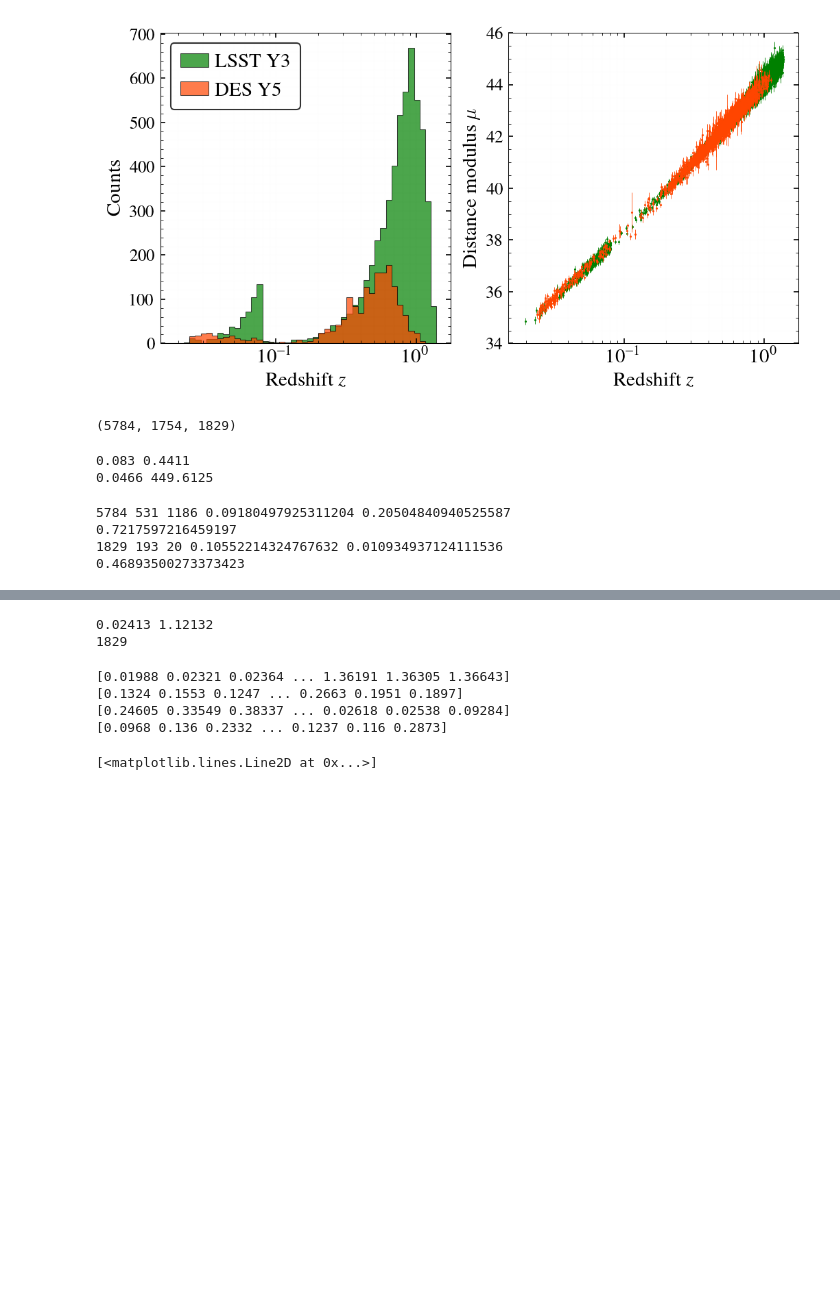
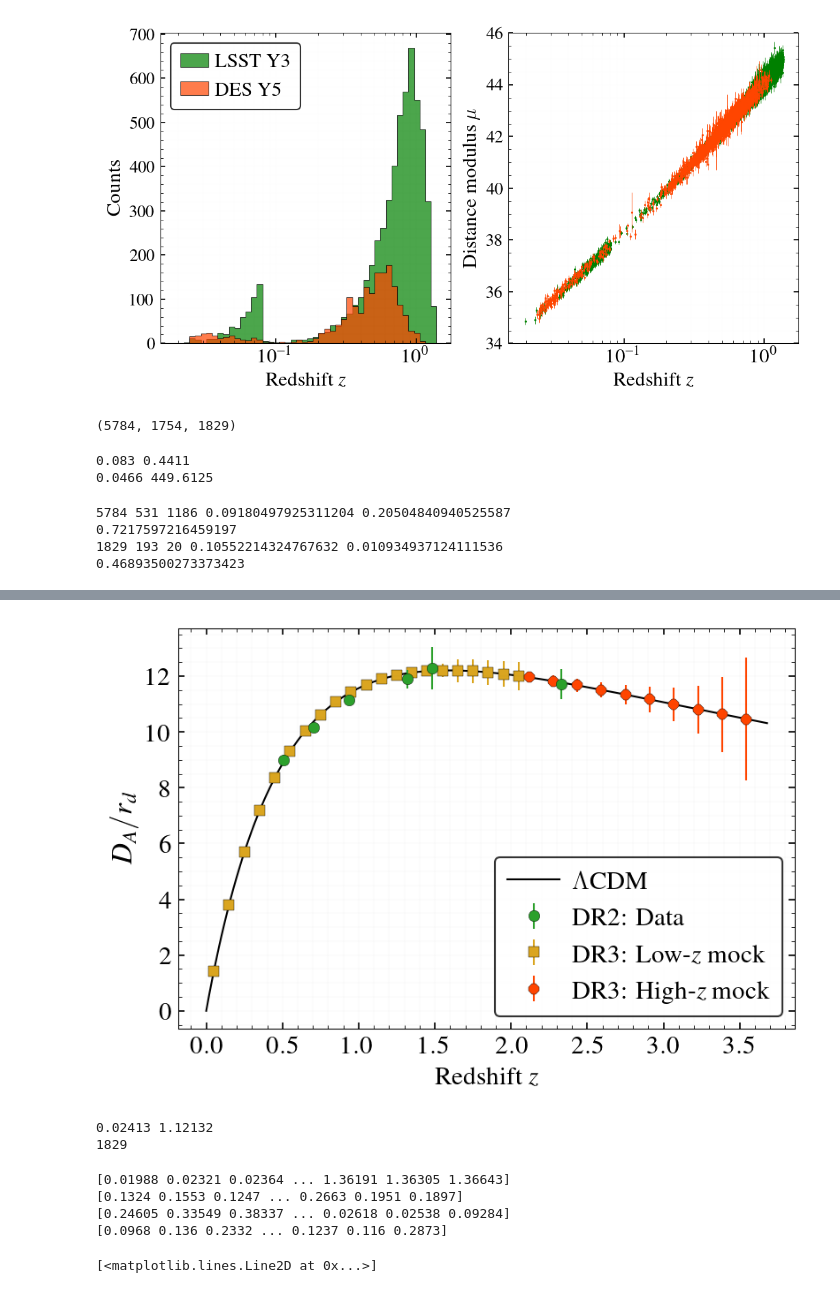
Before and after one commit to sriniraghunathan/CMB_BAO_SNe_likelihoods, a Jupyter notebook: paper_plots.ipynb, the cells around one changed output, grey strips where cells are left out. Cells and saved outputs as stored; diff of their text form; code cells hidden in the pictures; blank space fills up the shorter version.

```diff
--- a/paper_plots.ipynb
+++ b/paper_plots.ipynb
@@ -160,0 +163,95 @@ print( np.mean(des_sne_zarr) )
+# %%
+# DESI observable plot
+
+#dr2
+dr2_data_fname = 'data/bao_data/desi_bao_dr2/desi_gaussian_bao_ALL_GCcomb_mean.txt'
+dr2_cov_fname = 'data/bao_data/desi_bao_dr2/desi_gaussian_bao_ALL_GCcomb_cov.txt'
+
+#dr3 - lowz
+dr3_lowz_data_fname = 'data/bao_data/desi_bao_dr3_mock/Tab7_data_vector_baorsd_zbin_0p0_2p1.ecsv'
+dr3_lowz_cov_fname = 'data/bao_data/desi_bao_dr3_mock/Tab7_covariance_matrix_baorsd_zbin_0p0_2p1.ecsv'
+
+#dr3 - highz
+dr3_highz_data_fname = 'data/bao_data/desi_bao_dr3_mock/Tab7_data_vector_bao_lya_zbin_1p9_3p7.ecsv'
+dr3_highz_cov_fname = 'data/bao_data/desi_bao_dr3_mock/Tab7_covariance_matrix_bao_lya_zbin_1p9_3p7.ecsv'
+
+
+#get data and errors
+desi_fname_dic = {'dr2': [dr2_data_fname, dr2_cov_fname],
+            'dr3_lowz': [dr3_lowz_data_fname, dr3_lowz_cov_fname],
+            'dr3_highz': [dr3_highz_data_fname, dr3_highz_cov_fname], }
+
+to_plot_dic = {}
+for desikeyname in desi_fname_dic:
+    curr_z_arr, curr_value_arr, curr_obs_arr = np.genfromtxt(desi_fname_dic[desikeyname][0], dtype = 'str', unpack = True)
+    curr_z_arr = curr_z_arr.astype(float)
+    curr_value_arr = curr_value_arr.astype(float)
+
+    curr_cov = np.loadtxt( desi_fname_dic[desikeyname][1] )
+    print(curr_cov.shape)
+
+    #inds
+    if desikeyname == 'dr2':
+        inds = np.where( curr_obs_arr == 'DM_over_rs')[0]
+        curr_value_arr = curr_value_arr / (1+curr_z_arr)
+    else:
+        inds = np.where( curr_obs_arr == 'DA_over_rs')[0]
+
+    #refine
+    curr_z_arr = curr_z_arr[inds]
+    curr_value_arr = curr_value_arr[inds]
+    curr_cov = curr_cov[inds[:, None], inds[None, :]]
+    curr_value_err_arr = np.diag(curr_cov)**0.5
+
+    print(curr_z_arr)
+
+    to_plot_dic[desikeyname] = [curr_z_arr, curr_value_arr, curr_value_err_arr]
+
+#LCDM curve
+paramfile = 'data/params_cobaya.ini'
+tmp_param_dict = misc.get_param_dict(paramfile)
+pars, camb_results = sne_cmb_fisher_tools.set_camb(tmp_param_dict, lmax = 10, WantTransfer = True)
+
+theory_DA_arr = []
+zarr = np.arange(0., 3.7, 0.02)
+fid_rs_val = 147.0330237648529
+for zval in zarr:
+    theory_DA_val = camb_results.angular_diameter_distance(zval) #Angular diameter distance
+    theory_DA_arr.append( theory_DA_val )
+theory_DA_arr = np.asarray( theory_DA_arr )
+theory_DA_over_rs_arr = theory_DA_arr / fid_rs_val
+
+#plot
+clf()
+fsval = 14
+ax = subplot(111)#, xscale = 'log')
+plot( zarr, theory_DA_over_rs_arr, color = 'black', lw = 1., label = r'$\Lambda$CDM', zorder = -10)
+desi_specs_dic = {
+            'dr2': [r'DR2: Data', 'tab:green', 'black', 'o', 6., 10],
+            'dr3_lowz': [r'DR3: Low-$z$ mock', 'goldenrod', 'black', 's', 6., 1],
+            'dr3_highz': [r'DR3: High-$z$ mock', 'orangered', 'black', '8', 6., 1],
+            }
+
+for desikeyname in desi_fname_dic:
+    curr_z_arr, curr_value_arr, curr_value_err_arr = to_plot_dic[desikeyname]
+    labval, colorval, mec, mkrval, mkrsizeval, zorderval = desi_specs_dic[desikeyname]
+    if colorval == 'white':
+        ecolorval = mec
+    else:
+        ecolorval = colorval
+    errorbar( curr_z_arr, curr_value_arr, yerr = curr_value_err_arr,
+             label = labval, color = colorval, mec = mec, mew = 0.2, ecolor = ecolorval,
+             marker = mkrval, ms = mkrsizeval, capsize = 0., elinewidth = 1.,
+             ls = 'None', zorder = zorderval,
+            )
+legend(loc = 4, fontsize = fsval, handletextpad = 0.5)
+xlabel(r'Redshift $z$', fontsize = fsval)
+ylabel(r'$D_{A} / r_{d}$', fontsize = fsval + 2)
+for label in ax.get_xticklabels(): label.set_fontsize(fsval)
+for label in ax.get_yticklabels(): label.set_fontsize(fsval)
+grid(True, which = 'both', axis = 'both', lw = 0.2, alpha = 0.05)
+
+plname = 'plots/desi_dr2_dr3_obs.pdf'
+savefig(plname, dpi = 200.)
+show()
+# %% [output]
@@ -161,3 +266,4 @@ print( np.mean(des_sne_zarr) )
+[figure, added]
 # %%
 print( min(des_sne_zarr), max(des_sne_zarr) )
 print( len(des_sne_zarr) )
```
Also changed, not shown: parts of 2 cells of this notebook, 1 other file.
